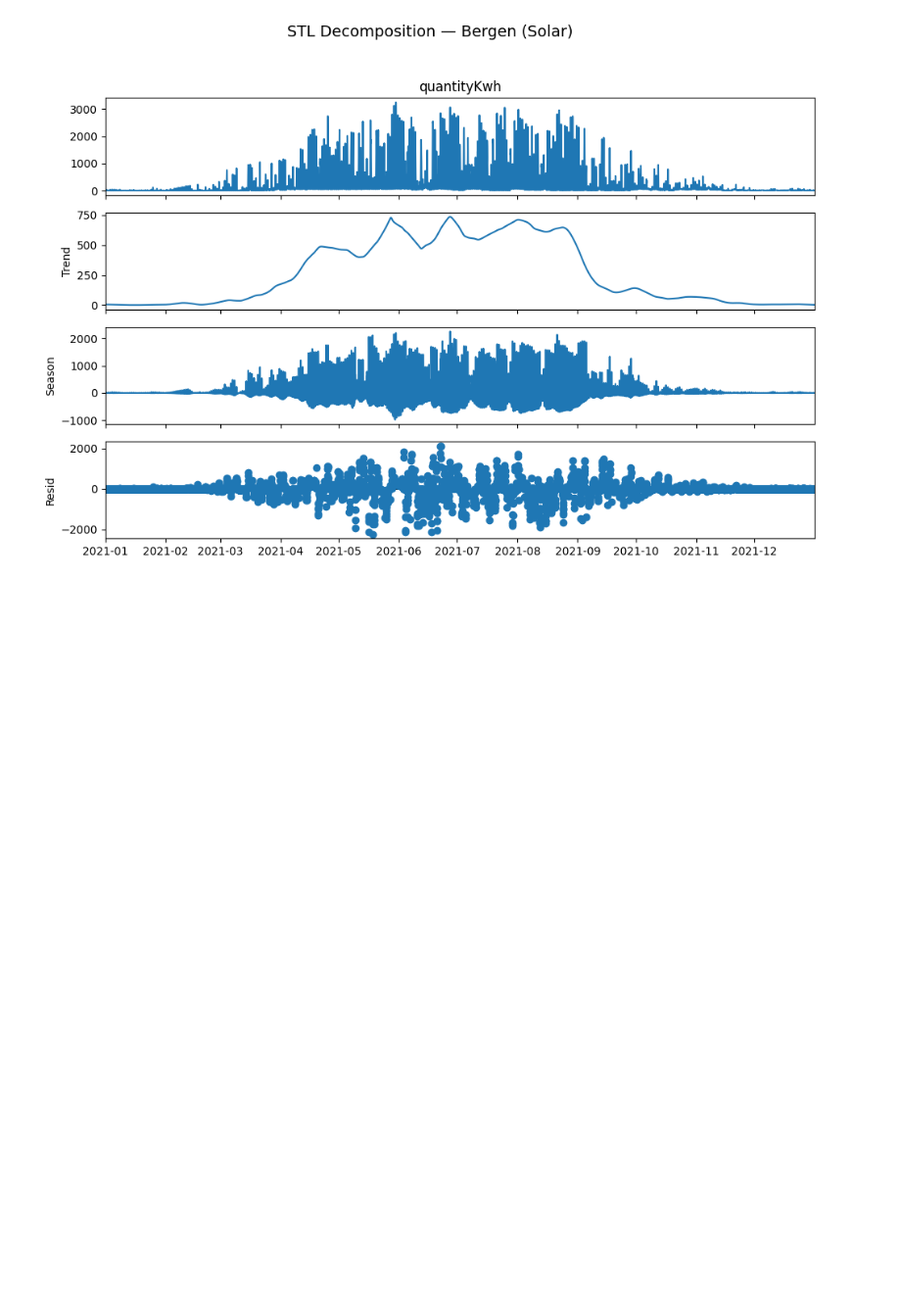
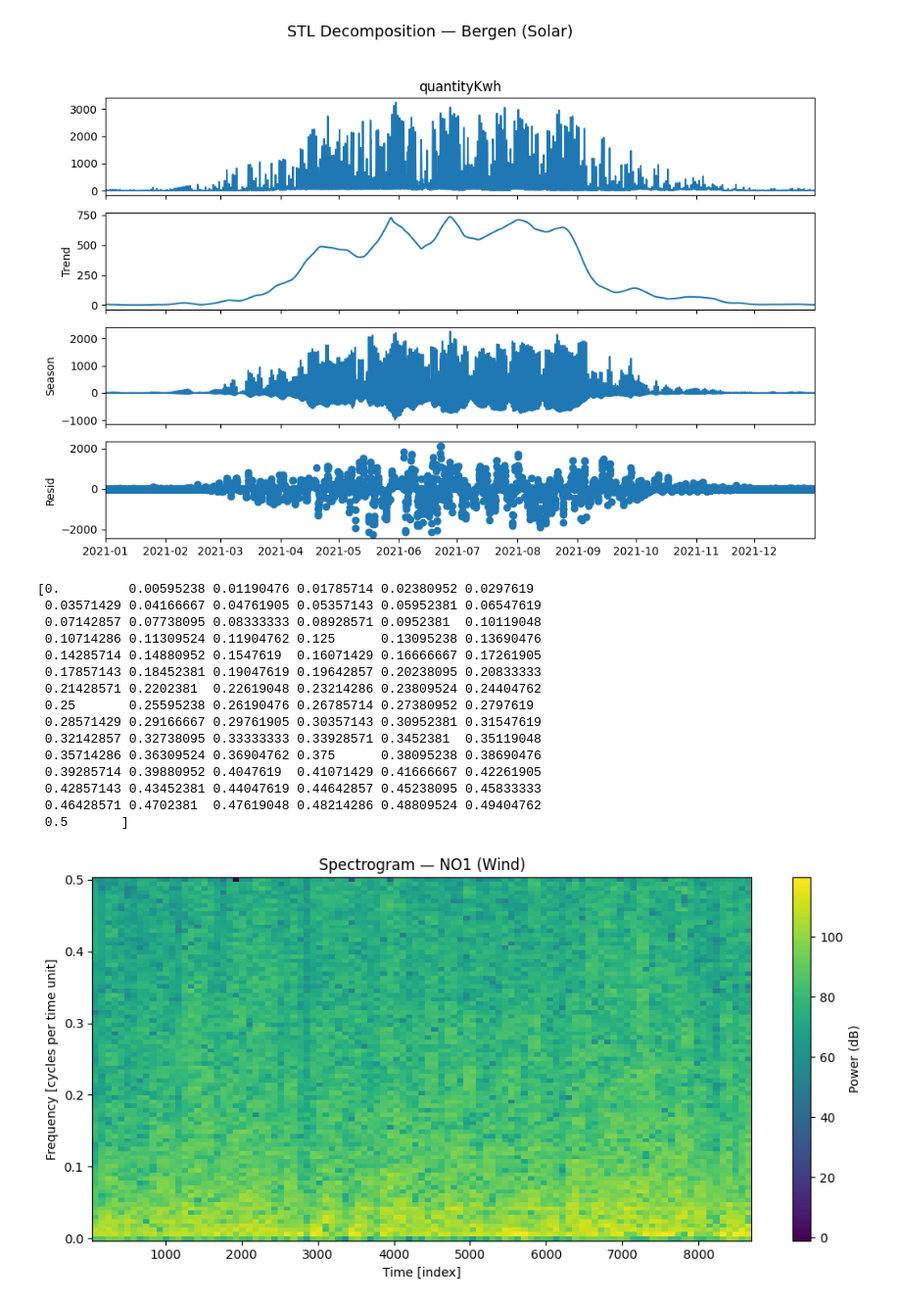
Before and after one commit to Indraadhikari/IND320_Indra, a Jupyter notebook: Part_3_Data_Quality.ipynb, the cells around one changed output. Shown at 98% size. Cells and saved outputs as stored; diff of their text form; code cells hidden in the pictures; blank space fills up the shorter version.

```diff
--- a/Part_3_Data_Quality.ipynb
+++ b/Part_3_Data_Quality.ipynb
@@ -398,0 +446,29 @@ resid = result.resid
+# %%
+f, t, Sxx, fig = production_spectrogram(
+    production_df,
+    area='NO1',
+    group='wind',
+    window_length=168,  # one week (24h * 7)
+    overlap=84          # 50% overlap
+)
+
+print(f)
+#print(t)
+#print(Sxx)
+# %% [output]
+[0.         0.00595238 0.01190476 0.01785714 0.02380952 0.0297619
+ 0.03571429 0.04166667 0.04761905 0.05357143 0.05952381 0.06547619
+ 0.07142857 0.07738095 0.08333333 0.08928571 0.0952381  0.10119048
+ 0.10714286 0.11309524 0.11904762 0.125      0.13095238 0.13690476
+ 0.14285714 0.14880952 0.1547619  0.16071429 0.16666667 0.17261905
+ 0.17857143 0.18452381 0.19047619 0.19642857 0.20238095 0.20833333
+ 0.21428571 0.2202381  0.22619048 0.23214286 0.23809524 0.24404762
+ 0.25       0.25595238 0.26190476 0.26785714 0.27380952 0.2797619
+ 0.28571429 0.29166667 0.29761905 0.30357143 0.30952381 0.31547619
+ 0.32142857 0.32738095 0.33333333 0.33928571 0.3452381  0.35119048
+ 0.35714286 0.36309524 0.36904762 0.375      0.38095238 0.38690476
+ 0.39285714 0.39880952 0.4047619  0.41071429 0.41666667 0.42261905
+ 0.42857143 0.43452381 0.44047619 0.44642857 0.45238095 0.45833333
+ 0.46428571 0.4702381  0.47619048 0.48214286 0.48809524 0.49404762
+ 0.5       ]
+[figure, added]
```
Also changed, not shown: parts of 7 cells of this notebook.
